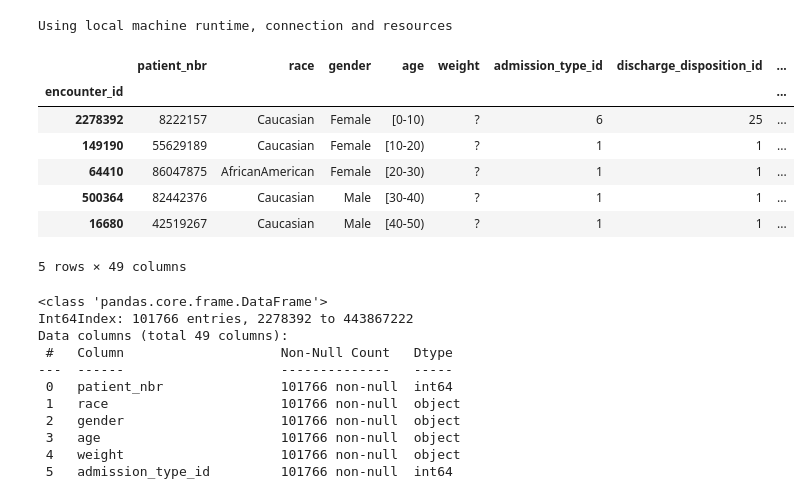
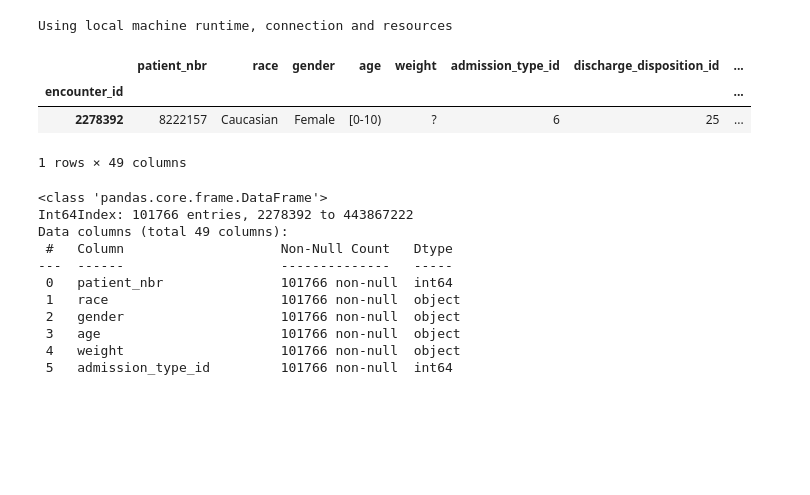
Before and after one commit to michaelakinosho/diabetes_readmission, a Jupyter notebook: diabetes_readmission.ipynb, the cells around one changed output. Saved outputs shown, nothing was run; the diff lists cells and outputs as text; code cells hidden in the pictures; blank space fills up the shorter version.

```diff
--- a/diabetes_readmission.ipynb
+++ b/diabetes_readmission.ipynb
@@ -27,16 +27,12 @@ import os
 plt.style.use('seaborn-deep')
 # %%
 df = pd.read_csv(filepathname, header=0, index_col = 'encounter_id')
-df.head()
+df.head(1)
 # %% [output]
 |  | patient_nbr | race | gender | age | weight | admission_type_id | discharge_disposition_id | ... |
 | encounter_id |  |  |  |  |  |  |  | ... |
 | 2278392 | 8222157 | Caucasian | Female | [0-10) | ? | 6 | 25 | ... |
-| 149190 | 55629189 | Caucasian | Female | [10-20) | ? | 1 | 1 | ... |
-| 64410 | 86047875 | AfricanAmerican | Female | [20-30) | ? | 1 | 1 | ... |
-| 500364 | 82442376 | Caucasian | Male | [30-40) | ? | 1 | 1 | ... |
-| 16680 | 42519267 | Caucasian | Male | [40-50) | ? | 1 | 1 | ... |
-5 rows × 49 columns
+1 rows × 49 columns
 # %%
 df.info()
 # %% [output]
```
Also changed, not shown: parts of 12 cells of this notebook, 5 other files.
